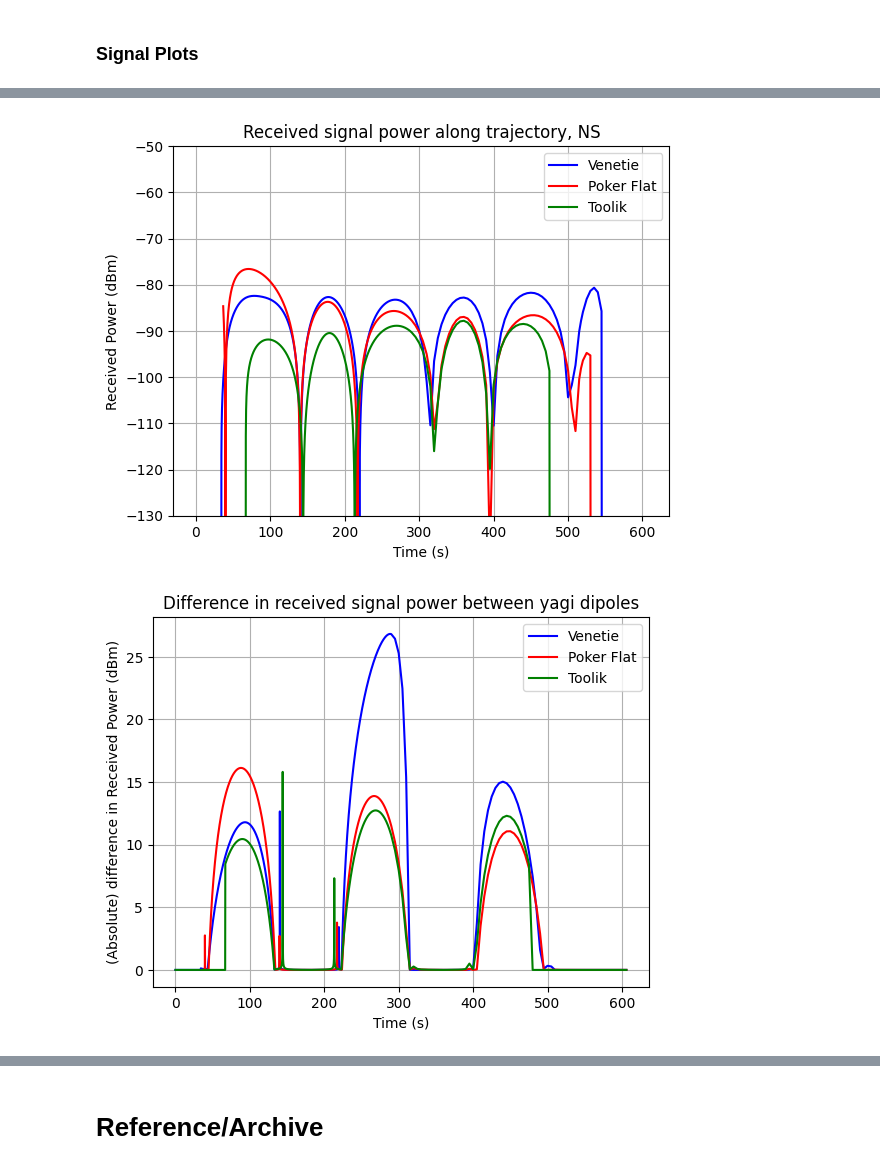
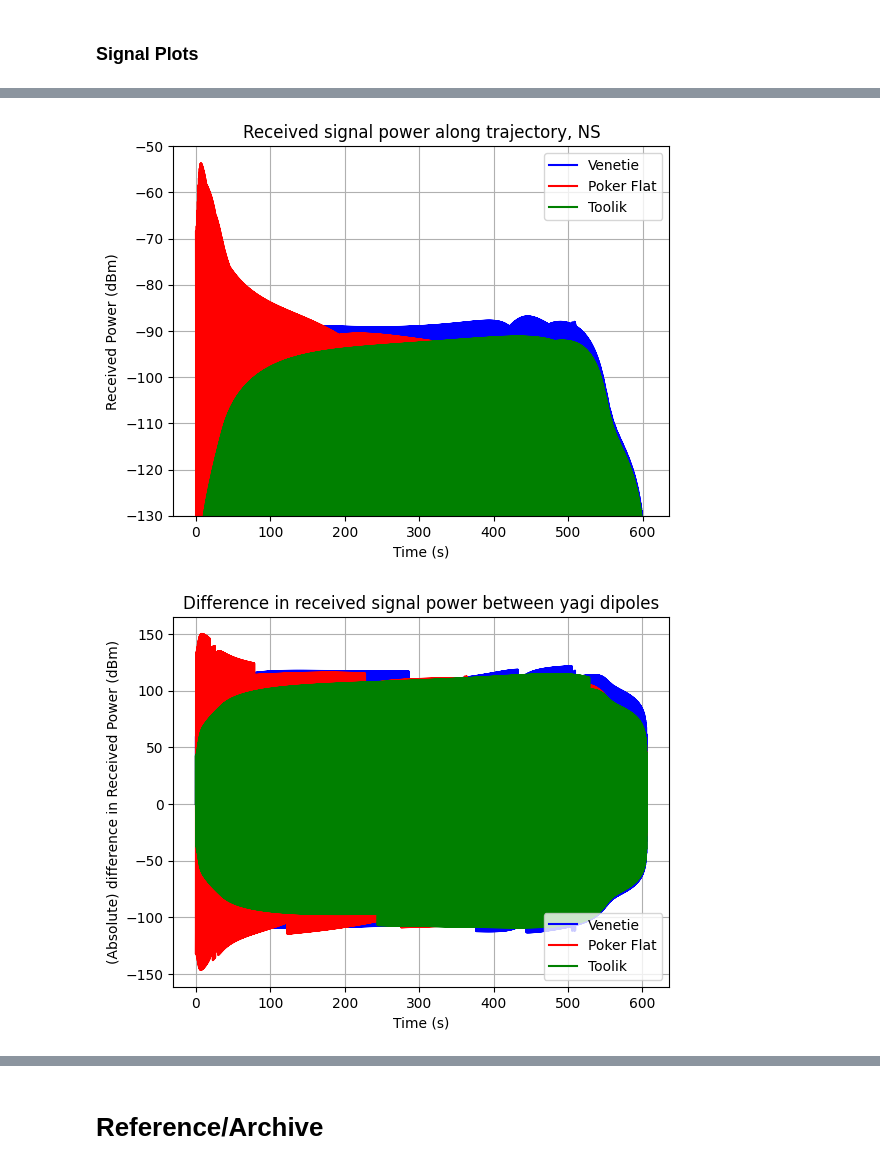
Before and after one commit to swallace23/link_margin, a Jupyter notebook: Link Margin Calculations.ipynb, the cells around one changed output, grey strips where cells are left out. Drawn from its saved outputs; the diff is of its cells as text; code cells hidden in the pictures.

```diff
--- a/Link Margin Calculations.ipynb
+++ b/Link Margin Calculations.ipynb
@@ -339,0 +339,13 @@ for r, whip in zip(r_tl, r_whip):
+# %%
+whip_matrix = np.zeros((len(new_times),3))
+for i in range(0,len(new_times)):
+	whip_matrix[i] = np.array([1,0,0])
+whip_vt_aligned = spin_whip(whip_matrix, new_times, 2*np.pi)
+whip_pf_aligned = spin_whip(whip_matrix, new_times, 2*np.pi)
+whip_tl_aligned = spin_whip(whip_matrix, new_times, 2*np.pi)
+vt_pol_loss_EW = get_polarization_loss(r_vt_interp, whip_vt_aligned, 0)
+pf_pol_loss_EW = get_polarization_loss(r_pf_interp, whip_pf_aligned, 0)
+tl_pol_loss_EW = get_polarization_loss(r_tl_interp, whip_tl_aligned, 0)
+vt_pol_loss_NS = get_polarization_loss(r_vt_interp, whip_vt_aligned, 1)
+pf_pol_loss_NS = get_polarization_loss(r_pf_interp, whip_pf_aligned, 1)
+tl_pol_loss_NS = get_polarization_loss(r_tl_interp, whip_tl_aligned, 1)
@@ -340,3 +420,8 @@ for r, whip in zip(r_tl, r_whip):
+# %%
+nec_data = data_from_excel('10152024_nec_data.xlsx')
+vt_rbf = get_receiver_gain(nec_data, r_vt_interp)
+pf_rbf = get_receiver_gain(nec_data, r_pf_interp)
+tl_rbf = get_receiver_gain(nec_data, r_tl_interp)
 # %% [markdown]
 ### Signal Strength Calculator
 # %%
@@ -369,17 +542,17 @@ def calc_received_power(radii, gains, ploss):
 # %% [markdown]
 ### Signal Plots
 # %%
-receivedpowervt_EW = calc_received_power(radiivt, vt_rbf, vt_pol_loss_EW)
-receivedpowerpf_EW = calc_received_power(radiipf, pf_rbf, pf_pol_loss_EW)
-receivedpowertl_EW = calc_received_power(radiitl, tl_rbf, tl_pol_loss_EW)
-receivvedpowervt_NS = calc_received_power(radiivt, vt_rbf, vt_pol_loss_NS)
-receivedpowerpf_NS = calc_received_power(radiipf, pf_rbf, pf_pol_loss_NS)
-receivedpowertl_NS = calc_received_power(radiitl, tl_rbf, tl_pol_loss_NS)
+receivedpowervt_EW = calc_received_power(r_vt_interp[:,0], vt_rbf, vt_pol_loss_EW)
+receivedpowerpf_EW = calc_received_power(r_pf_interp[:,0], pf_rbf, pf_pol_loss_EW)
+receivedpowertl_EW = calc_received_power(r_tl_interp[:,0], tl_rbf, tl_pol_loss_EW)
+receivedpowervt_NS = calc_received_power(r_vt_interp[:,0], vt_rbf, vt_pol_loss_NS)
+receivedpowerpf_NS = calc_received_power(r_pf_interp[:,0], pf_rbf, pf_pol_loss_NS)
+receivedpowertl_NS = calc_received_power(r_tl_interp[:,0], tl_rbf, tl_pol_loss_NS)
 
 #plot EW antenna signal
-plt.plot(times, receivedpowervt_EW, color='blue')
-plt.plot(times, receivedpowerpf_EW, color='red')
-plt.plot(times, receivedpowertl_EW, color='green')
+plt.plot(new_times, receivedpowervt_EW, color='blue')
+plt.plot(new_times, receivedpowerpf_EW, color='red')
+plt.plot(new_times, receivedpowertl_EW, color='green')
 
 
 plt.title("Received signal power along trajectory, EW")
@@ -392,9 +565,9 @@ plt.show()
 
 
 #plot NS antenna signal
-plt.plot(times, receivvedpowervt_NS, color='blue')
-plt.plot(times, receivedpowerpf_NS, color='red')
-plt.plot(times, receivedpowertl_NS, color='green')
+plt.plot(new_times, receivedpowervt_NS, color='blue')
+plt.plot(new_times, receivedpowerpf_NS, color='red')
+plt.plot(new_times, receivedpowertl_NS, color='green')
 
 plt.title("Received signal power along trajectory, NS")
 plt.xlabel("Time (s)")
@@ -404,13 +577,28 @@ plt.ylim(-130, -50)
 plt.grid(True)
 plt.show()
 
-#plot signal difference
-signal_diff_vt = np.abs(np.subtract(receivedpowervt_EW, receivvedpowervt_NS))
-signal_diff_pf = np.abs(np.subtract(receivedpowerpf_EW, receivedpowerpf_NS))
-signal_diff_tl = np.abs(np.subtract(receivedpowertl_EW, receivedpowertl_NS))
-plt.plot(times, signal_diff_vt, color='blue')
-plt.plot(times, signal_diff_pf, color='red')
-plt.plot(times, signal_diff_tl, color='green')
+# Plot signal difference
+#takes two lists of powers in dbm
+def get_ratios(ew, ns, min_dbm=-200):
+	ratio_list = []
+	for i, j in zip(ew,ns):
+		i_clamped = max(i,min_dbm)
+		j_clamped = max(j,min_dbm)
+		pmw_ew = 10**(i_clamped/10)
+		pmw_ns = 10**(j_clamped/10)
+		ratio = pmw_ew/pmw_ns
+		ratio_dbm = 10*np.log10(ratio)
+		ratio_list.append(ratio_dbm)
+	return ratio_list
+
+signal_diff_vt = get_ratios(receivedpowervt_EW, receivedpowervt_NS)
+signal_diff_pf = get_ratios(receivedpowerpf_EW, receivedpowerpf_NS)
+signal_diff_tl = get_ratios(receivedpowertl_EW, receivedpowertl_NS)
+
+plt.plot(new_times, signal_diff_vt, color='blue')
+plt.plot(new_times, signal_diff_pf, color='red')
+plt.plot(new_times, signal_diff_tl, color='green')
+
 plt.title("Difference in received signal power between yagi dipoles")
 plt.xlabel("Time (s)")
 plt.ylabel("(Absolute) difference in Received Power (dBm)")
@@ -422,2 +610,2 @@ plt.show()
-[figure, old version]
+[figure, new version]
-[figure, old version]
+[figure, new version]
```
Also changed, not shown: parts of 24 cells of this notebook, 1 other file.
